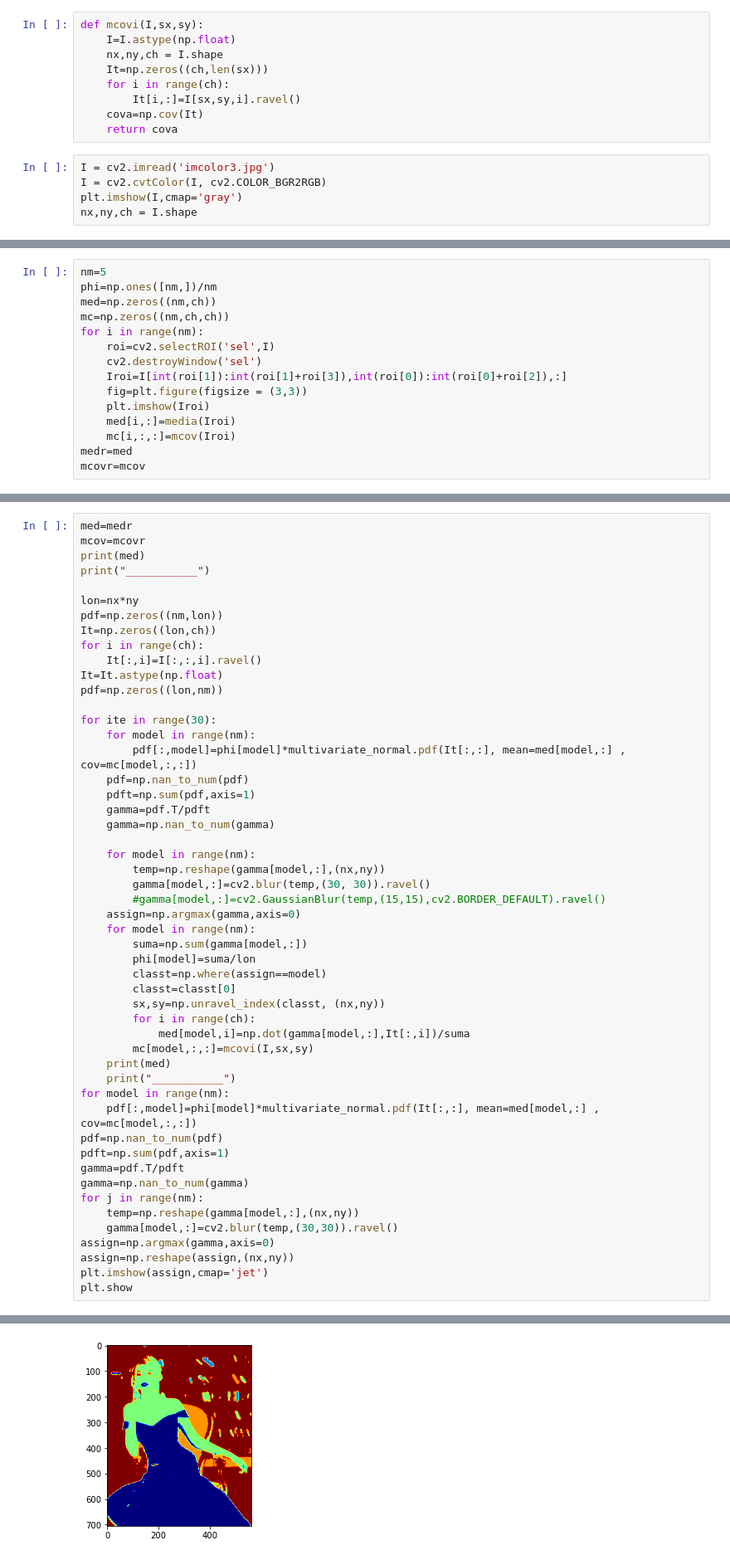
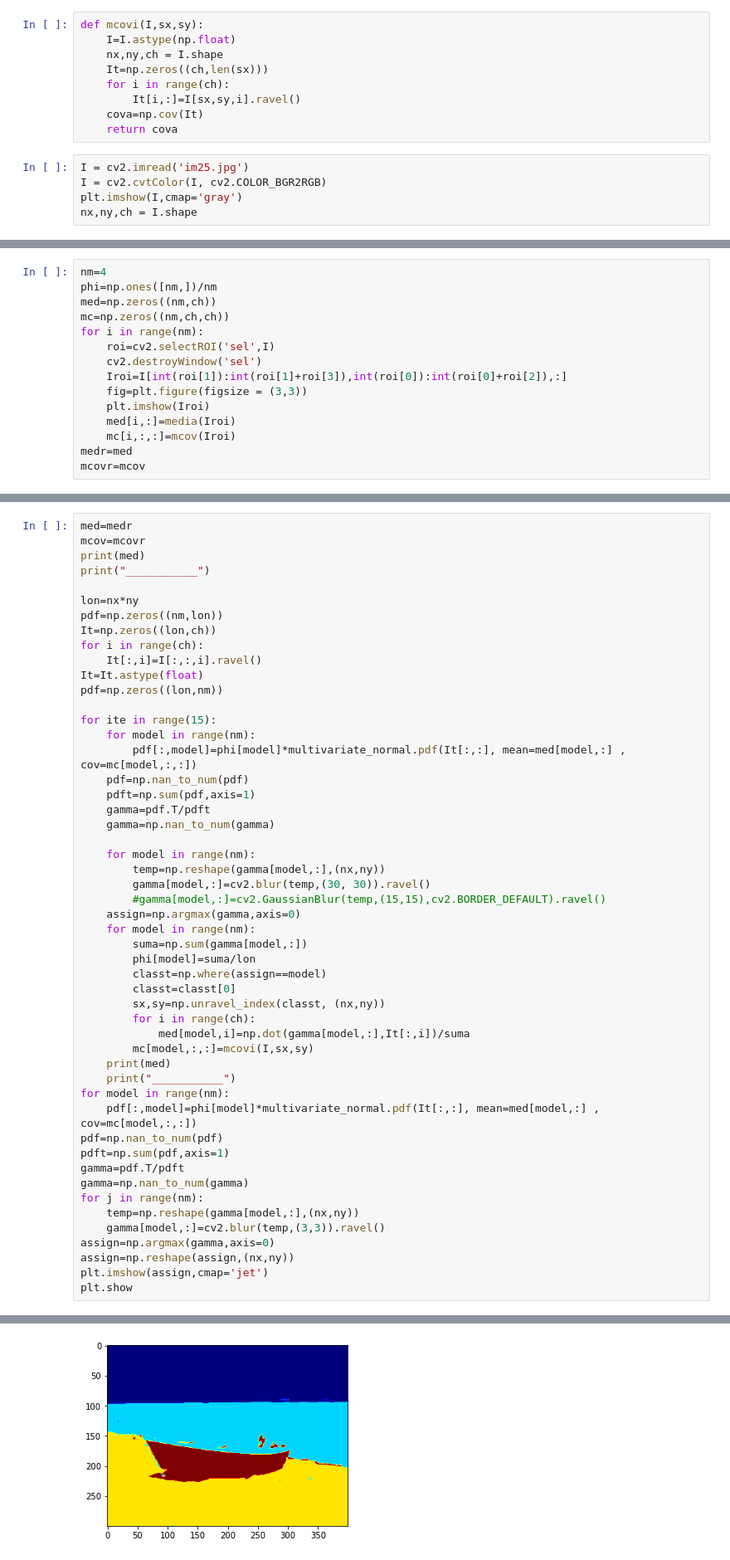
Before and after one commit to Gamalielmch/Images_processing_using_python, a Jupyter notebook: GMM_color.ipynb, the cells around one changed output, grey strips where cells are left out. Shown at 83% size. Saved outputs shown, nothing was run; the diff lists cells and outputs as text.

```diff
--- a/GMM_color.ipynb
+++ b/GMM_color.ipynb
@@ -30,7 +30,7 @@ def mcovi(I,sx,sy):
     cova=np.cov(It)
     return cova
 # %%
-I = cv2.imread('imcolor3.jpg')
+I = cv2.imread('im25.jpg')
 I = cv2.cvtColor(I, cv2.COLOR_BGR2RGB)
 plt.imshow(I,cmap='gray')
 nx,ny,ch = I.shape
@@ -39,5 +39,5 @@ nx,ny,ch = I.shape
 # %%
-nm=5
+nm=4
 phi=np.ones([nm,])/nm
 med=np.zeros((nm,ch))
 mc=np.zeros((nm,ch,ch))
@@ -68,10 +67,10 @@ pdf=np.zeros((nm,lon))
 It=np.zeros((lon,ch))
 for i in range(ch):
     It[:,i]=I[:,:,i].ravel()
-It=It.astype(np.float)
+It=It.astype(float)
 pdf=np.zeros((lon,nm))
 
-for ite in range(30):
+for ite in range(15):
     for model in range(nm):
         pdf[:,model]=phi[model]*multivariate_normal.pdf(It[:,:], mean=med[model,:] , cov=mc[model,:,:])
     pdf=np.nan_to_num(pdf)
@@ -103,7 +102,7 @@ gamma=pdf.T/pdft
 gamma=np.nan_to_num(gamma)
 for j in range(nm):
     temp=np.reshape(gamma[model,:],(nx,ny))
-    gamma[model,:]=cv2.blur(temp,(30,30)).ravel()
+    gamma[model,:]=cv2.blur(temp,(3,3)).ravel()
 assign=np.argmax(gamma,axis=0)
 assign=np.reshape(assign,(nx,ny))
 plt.imshow(assign,cmap='jet')
@@ -130 +141 @@ ___________
-[figure, old version]
+[figure, new version]
```
Also changed, not shown: parts of 5 cells of this notebook, 54 other files.
